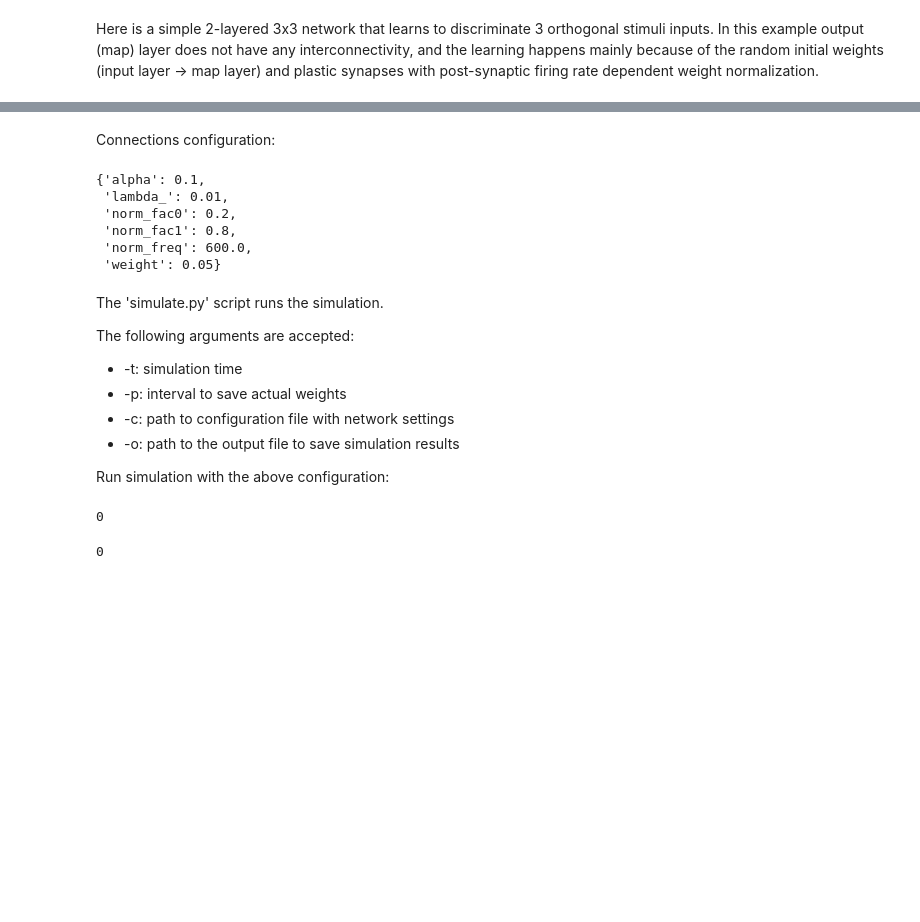
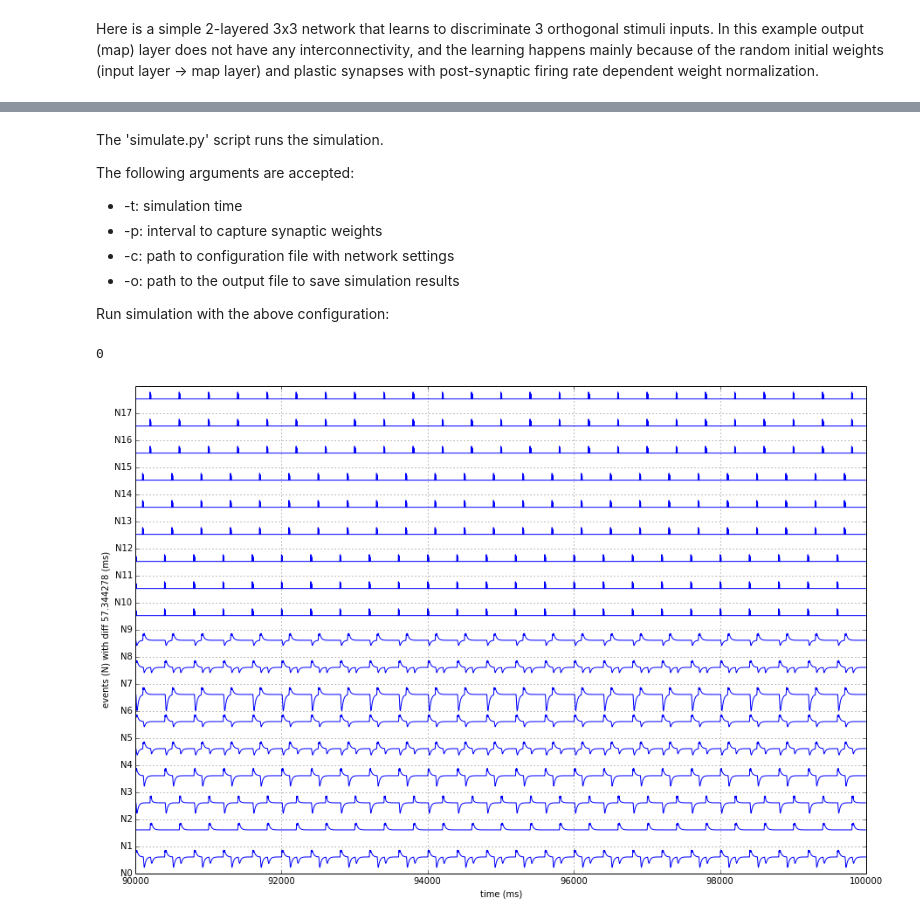
Before and after one commit to asobolev/toy-network, a Jupyter notebook: simulation/discrimination/01_3x3_orthogonal.ipynb, the cells around one changed output, grey strips where cells are left out. Saved outputs shown, nothing was run; the diff lists cells and outputs as text; code cells hidden in the pictures; blank space fills up the shorter version.

Commit message:
added some plots to the notebook

```diff
--- a/simulation/discrimination/01_3x3_orthogonal.ipynb
+++ b/simulation/discrimination/01_3x3_orthogonal.ipynb
@@ -115,20 +62,9 @@ setup['MAP_NEURON']
-# %% [markdown]
-Connections configuration:
-# %%
-setup['SYNAPSE']
-# %% [output]
-{'alpha': 0.1,
- 'lambda_': 0.01,
- 'norm_fac0': 0.2,
- 'norm_fac1': 0.8,
- 'norm_freq': 600.0,
- 'weight': 0.05}
 # %% [markdown]
 The 'simulate.py' script runs the simulation.
 
 The following arguments are accepted:
 * -t:    simulation time
-* -p:    interval to save actual weights
+* -p:    interval to capture synaptic weights
 * -c:    path to configuration file with network settings
 * -o:    path to the output file to save simulation results
 
@@ -141,6 +77,11 @@ os.system("./simulate.py -t 30000 -p 1000 -c %s -o %s" % (config_path, save_to))
 # %% [output]
 0
-# %%
-os.system("./analyse.py --file %s -w" % save_to)
-# %% [output]
-0
+# %%
+from analyse import time_series, raster, weight_sum_evolution, weights_before_and_after
+from reduced.simulation.dump import NixDumper
+
+
+with NixDumper(save_to, NixDumper.mode['readwrite']) as f:
+    time_series(f, t1=90000, t2=100000)
+# %% [output]
+[figure, added]
```
Also changed, not shown: parts of 14 cells of this notebook, 1 other file.
